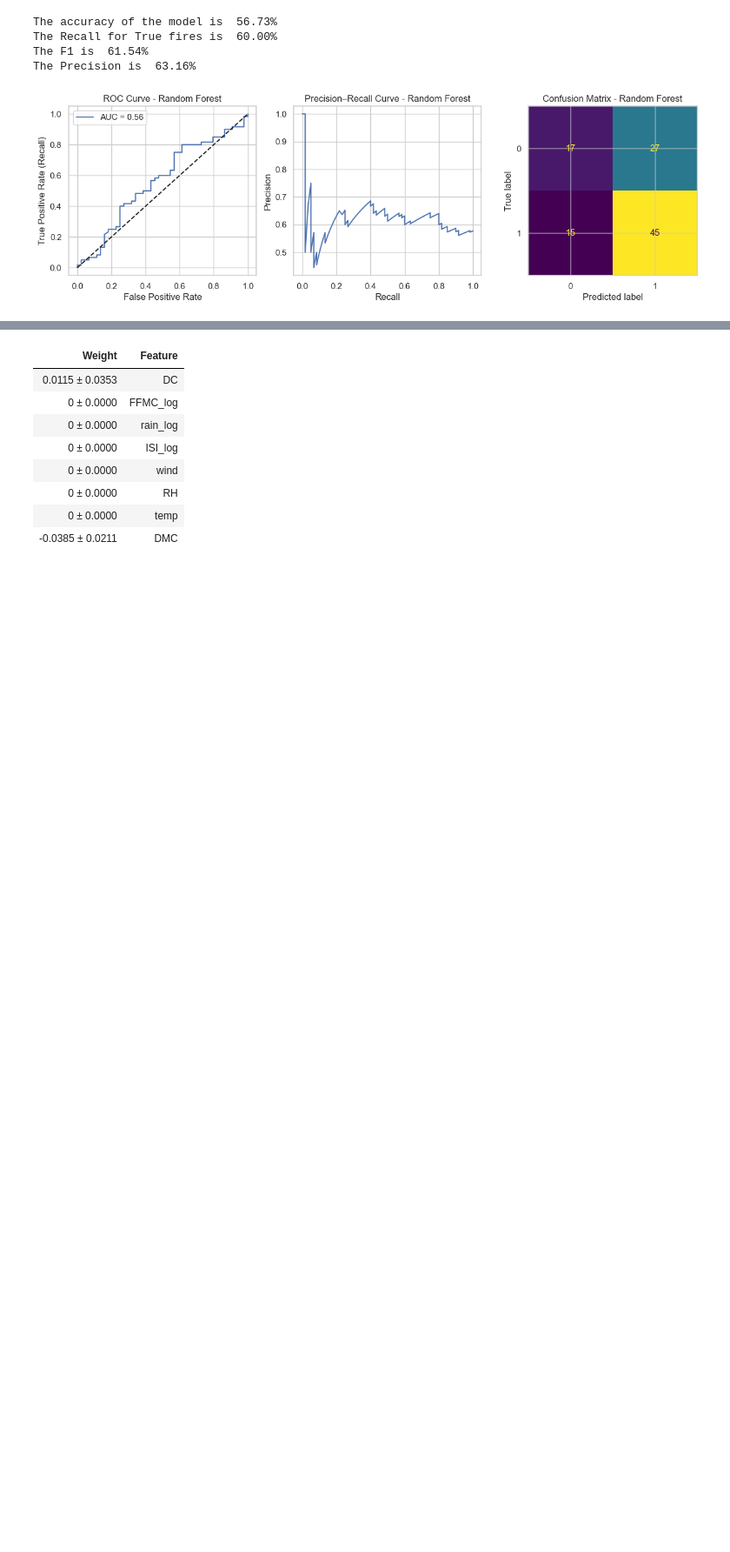
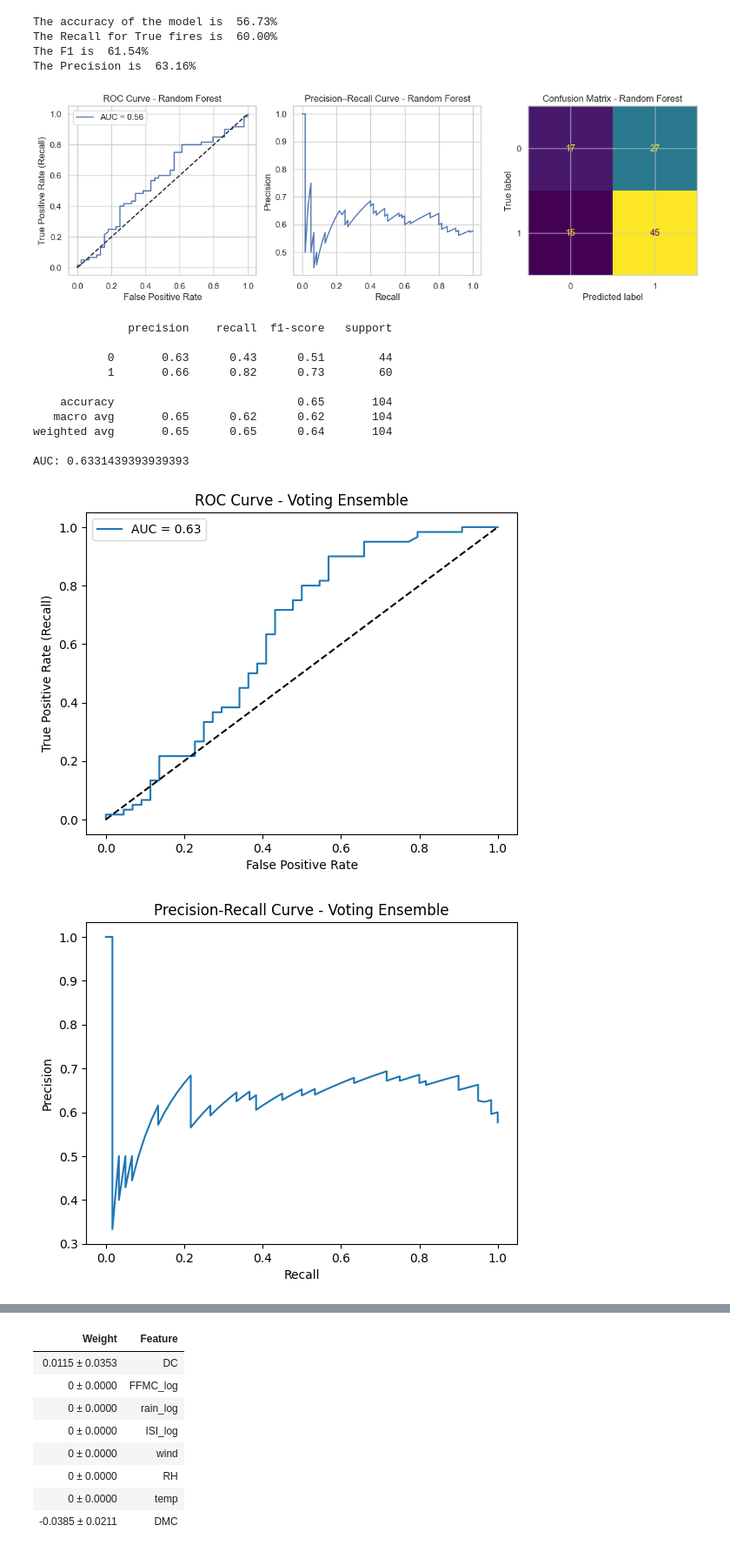
Before and after one commit to JujuGnirt/ML-firesforest, a Jupyter notebook: notebooks/Cleaned.ipynb, the cells around one changed output, grey strips where cells are left out. Shown at 87% size. Saved outputs shown, nothing was run; the diff lists cells and outputs as text; code cells hidden in the pictures; blank space fills up the shorter version.

Commit message:
Stacking / Voting

```diff
--- a/notebooks/Cleaned.ipynb
+++ b/notebooks/Cleaned.ipynb
@@ -505,3 +535,73 @@ plt.show()
 # %%
 with open("../models/Ensemble/ada_bag_logreg.pk1", "wb") as file:
     pickle.dump(ada_bag_reg, file)
+# %%
+from sklearn.ensemble import VotingClassifier
+
+base_tree = DecisionTreeClassifier(max_depth=1, random_state=42)
+ada_tree = AdaBoostClassifier(
+    estimator=base_tree,
+    n_estimators=50,
+    learning_rate=1.0,
+    random_state=42
+)
+
+log_reg = LogisticRegression(max_iter=1000, random_state=42)
+
+voting_clf = VotingClassifier(
+    estimators=[
+        ('log_reg', log_reg),
+        ('ada_tree', ada_tree)
+    ],
+    voting='soft'  # Soft voting uses predicted probabilities
+)
+
+voting_clf.fit(X_train_norm, y_train)
+
+y_pred = voting_clf.predict(X_test_norm)
+y_proba = voting_clf.predict_proba(X_test_norm)[:, 1]
+
+print(classification_report(y_test, y_pred))
+print("AUC:", roc_auc_score(y_test, y_proba))
+
+# ROC
+fpr, tpr, _ = roc_curve(y_test, y_proba)
+plt.plot(fpr, tpr, label=f"AUC = {roc_auc_score(y_test, y_proba):.2f}")
+plt.plot([0, 1], [0, 1], 'k--')
+plt.title("ROC Curve - Voting Ensemble")
+plt.xlabel("False Positive Rate")
+plt.ylabel("True Positive Rate (Recall)")
+plt.legend()
+plt.show()
+
+# Precision-Recall Curve
+prec, rec, _ = precision_recall_curve(y_test, y_proba)
+plt.plot(rec, prec)
+plt.title("Precision-Recall Curve - Voting Ensemble")
+plt.xlabel("Recall")
+plt.ylabel("Precision")
+plt.show()
+
+cm = confusion_matrix(y_test, y_pred)
+plt.subplot(1, 3, 3)
+ConfusionMatrixDisplay(cm).plot(ax=plt.gca(), colorbar=False)
+plt.title(f'Confusion Matrix - Voting Ensemble')
+plt.show()
+
+print(f"The accuracy of the model is {voting_clf.score(X_test_norm, y_test) *100: .2f}%")
+print(f"The Recall for True fires is {recall_score(y_test, y_pred,average = "binary") *100: .2f}%")
+print(f"The F1 is {f1_score(y_test, y_pred,average = "binary") *100: .2f}%")
+print(f"The Precision is {precision_score(y_test, y_pred,average = "binary") *100: .2f}%")
+# %% [output]
+              precision    recall  f1-score   support
+
+           0       0.63      0.43      0.51        44
+           1       0.66      0.82      0.73        60
+
+    accuracy                           0.65       104
+   macro avg       0.65      0.62      0.62       104
+weighted avg       0.65      0.65      0.64       104
+
+AUC: 0.6331439393939393
+[figure, added]
+[figure, added]
```
Also changed, not shown: parts of 18 cells of this notebook.
